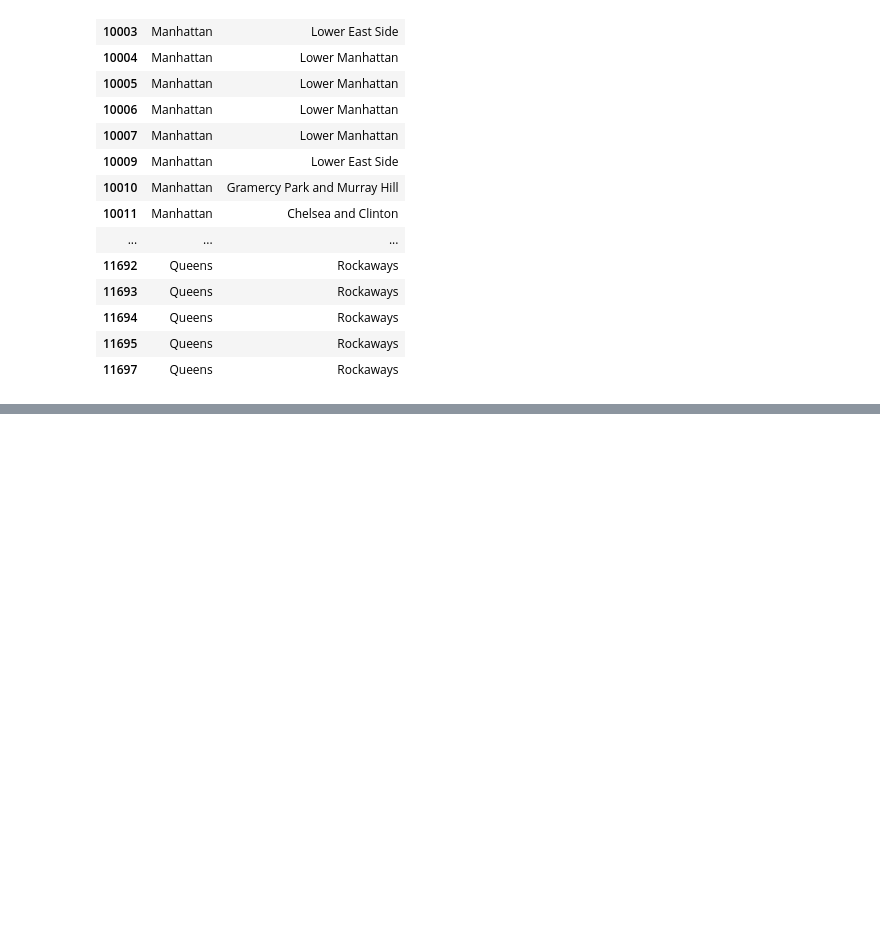
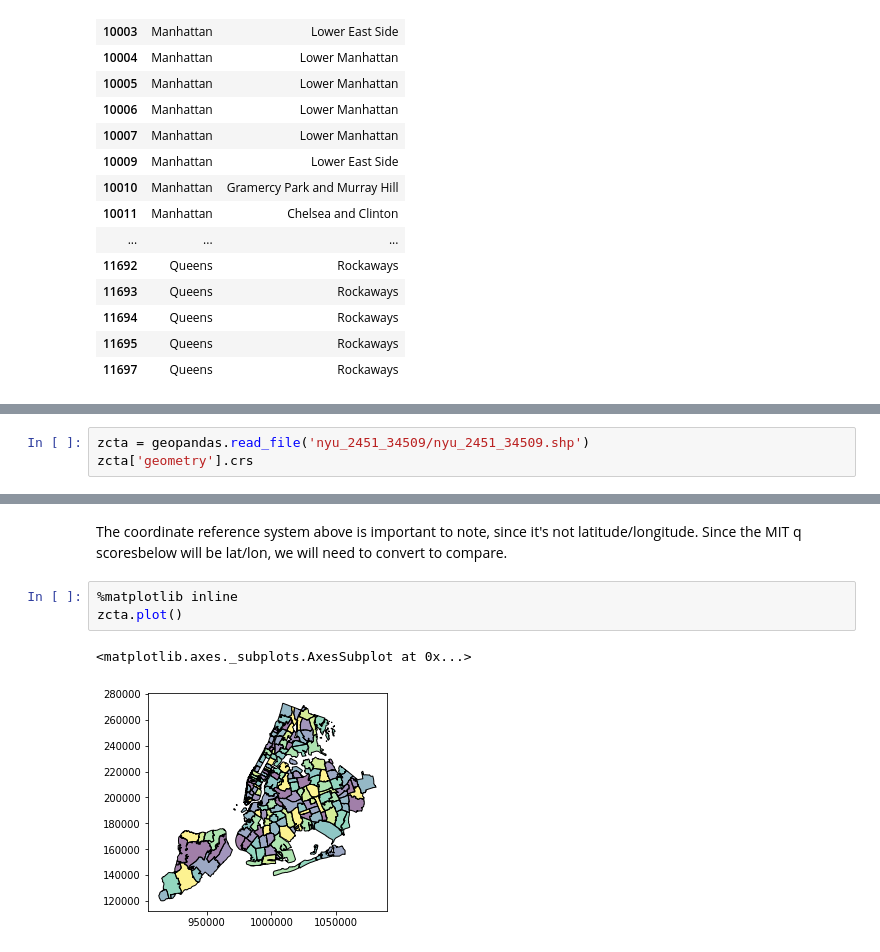
Before and after one commit to nikitasingh981/smartcitieshack-d3, a Jupyter notebook: EDA-nk.ipynb, the cells around one changed output, grey strips where cells are left out. Drawn from its saved outputs; the diff is of its cells as text; blank space fills up the shorter version.

```diff
--- a/EDA-nk.ipynb
+++ b/EDA-nk.ipynb
@@ -65,0 +58,3 @@ neighborhoods_by_zip
+# %%
+zcta = geopandas.read_file('nyu_2451_34509/nyu_2451_34509.shp')
+zcta['geometry'].crs
@@ -65,0 +72,8 @@ neighborhoods_by_zip
+# %% [markdown]
+The coordinate reference system above is important to note, since it's not latitude/longitude.  Since the MIT q scoresbelow will be lat/lon, we will need to convert to compare.
+# %%
+%matplotlib inline
+zcta.plot()
+# %% [output]
+<matplotlib.axes._subplots.AxesSubplot at 0x...>
+[figure, added]
```
Also changed, not shown: parts of 11 cells of this notebook.
